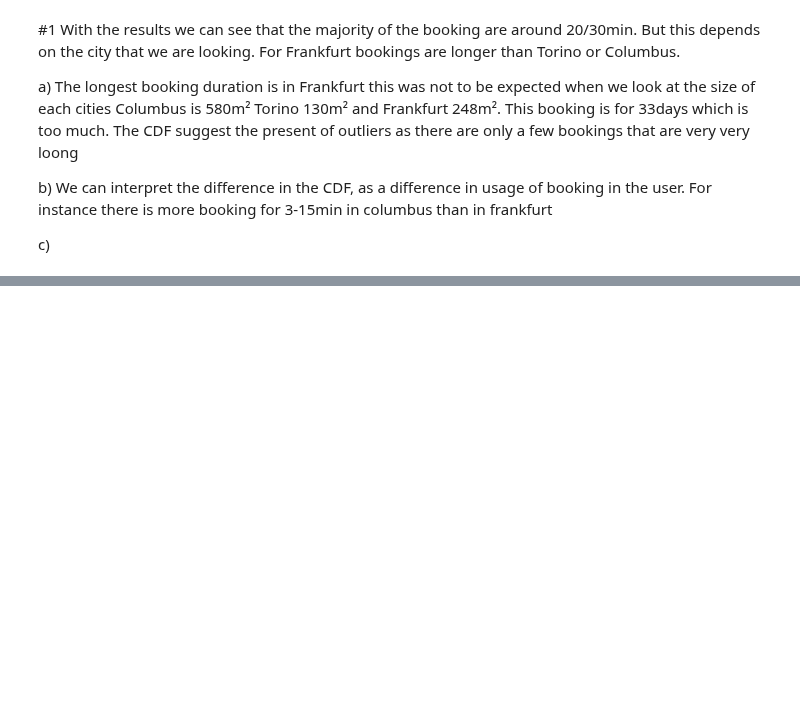
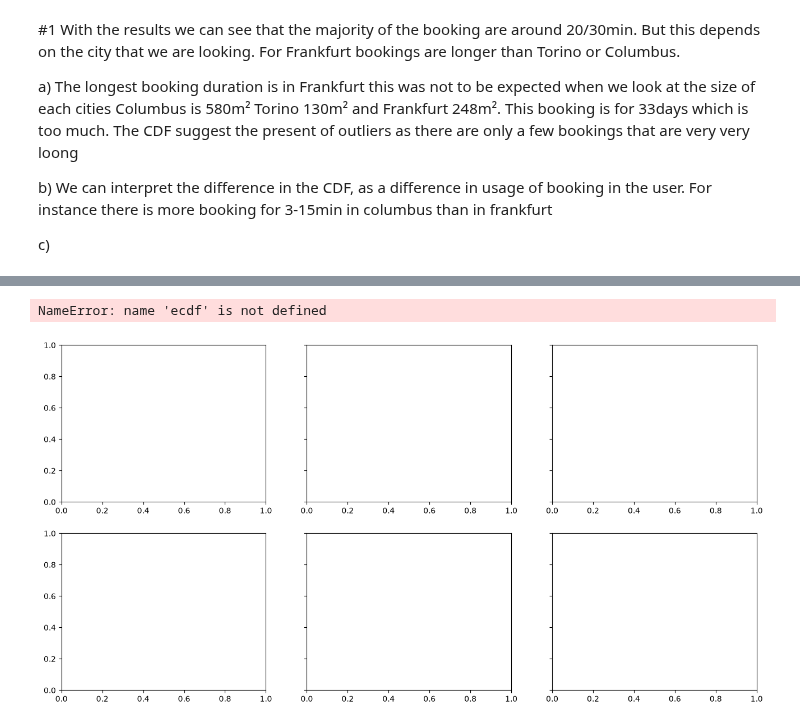
Before and after one commit to Bonbia/ICT4SM, a Jupyter notebook: AdamsNB.ipynb, the cells around one changed output, grey strips where cells are left out. Cells and saved outputs as stored; diff of their text form; code cells hidden in the pictures; blank space fills up the shorter version.

Commit message:
Modif pour .c

```diff
--- a/AdamsNB.ipynb
+++ b/AdamsNB.ipynb
@@ -178,0 +226,29 @@ c)
+# %%
+def plot_cdf_by(df, col, ax, title="", cmap="viridis", legend=True):
+    groups = sorted(df[col].unique())
+    colors = plt.get_cmap(cmap)(np.linspace(0, 1, len(groups)))
+    for c, g in zip(colors, groups):
+        x, y = ecdf(df.loc[df[col] == g, "duration_min"])
+        ax.plot(x, y, color=c, lw=1.2, label=str(g))
+    ax.set_xscale("log")                 # les durées ont une queue très longue
+    ax.set_xlabel("Durée (min)")
+    ax.set_ylabel("CDF")
+    ax.set_title(title)
+    ax.grid(alpha=.3)
+    if legend:
+        ax.legend(fontsize=7, ncol=2)
+cities = ["Torino", "Columbus", "Frankfurt"]
+fig, axes = plt.subplots(2, 3, figsize=(16, 8), sharey=True)
+
+for j, city in enumerate(cities):
+    df = pd.DataFrame(bookings_wtime[city])      # adapte à la structure de d
+
+    plot_cdf_by(df, "week", axes[0, j], f"{city} - par semaine")
+    plot_cdf_by(df, "day",  axes[1, j], f"{city} - par jour", legend=False)  # trop de jours pour une légende
+
+plt.tight_layout()
+plt.savefig("figures/cdf_weeks_days.png", dpi=200)
+plt.show()
+# %% [output]
+NameError: name 'ecdf' is not defined
+[figure, added]
```
Also changed, not shown: parts of 5 cells of this notebook.
